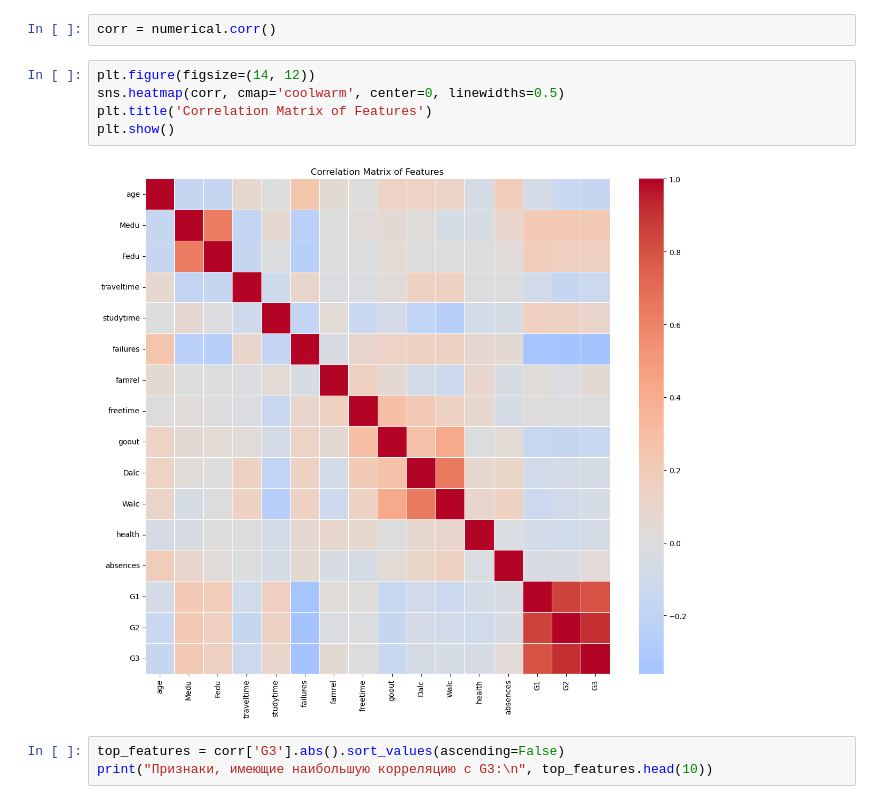
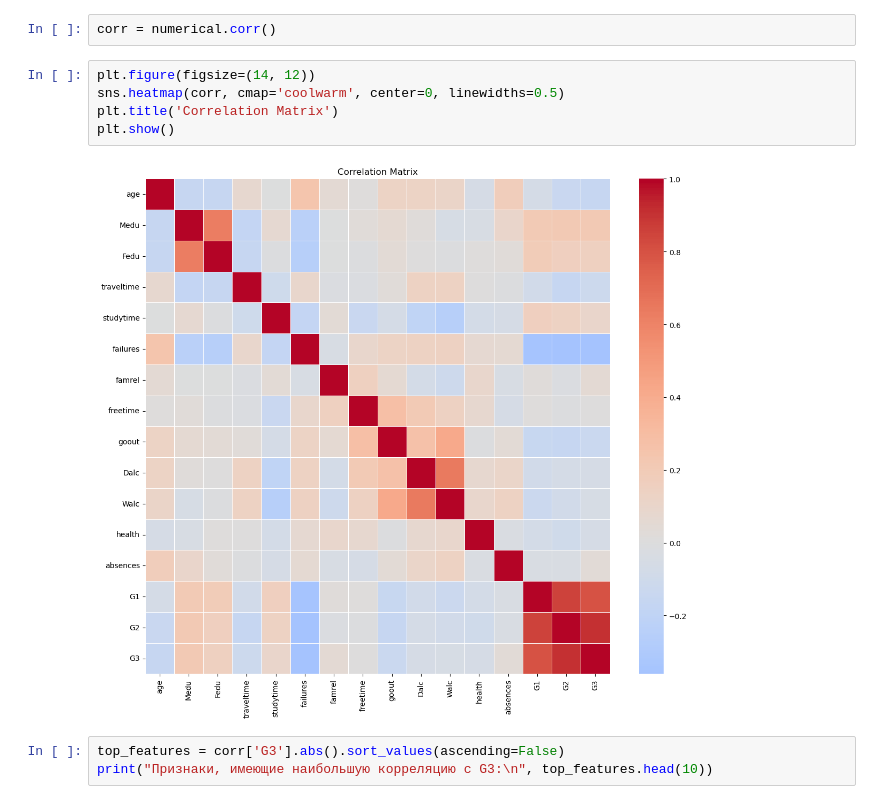
Before and after one commit to artzsh/Kursovaya_1, a Jupyter notebook: Kursovaya_1.ipynb, the cells around one changed output. Cells and saved outputs as stored; diff of their text form.

```diff
--- a/Kursovaya_1.ipynb
+++ b/Kursovaya_1.ipynb
@@ -88,10 +88,10 @@ corr = numerical.corr()
 # %%
 plt.figure(figsize=(14, 12))
 sns.heatmap(corr, cmap='coolwarm', center=0, linewidths=0.5)
-plt.title('Correlation Matrix of Features')
+plt.title('Correlation Matrix')
 plt.show()
 # %% [output]
-[figure, old version]
+[figure, new version]
 # %%
 top_features = corr['G3'].abs().sort_values(ascending=False)
 print("Признаки, имеющие наибольшую корреляцию с G3:\n", top_features.head(10))
```
